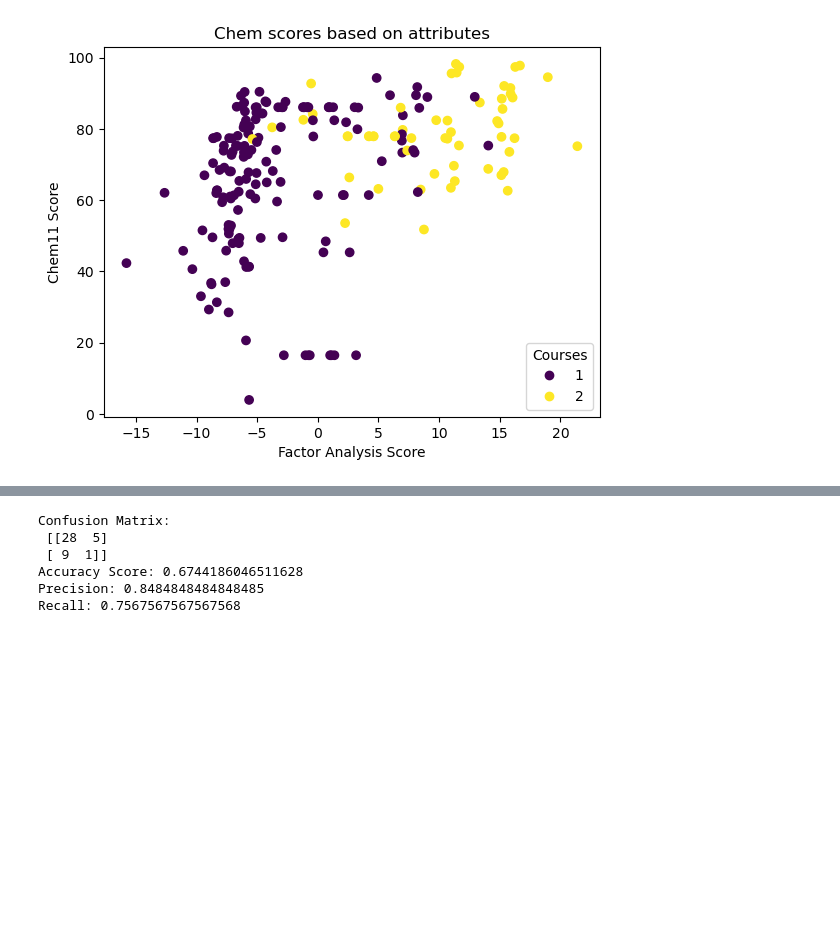
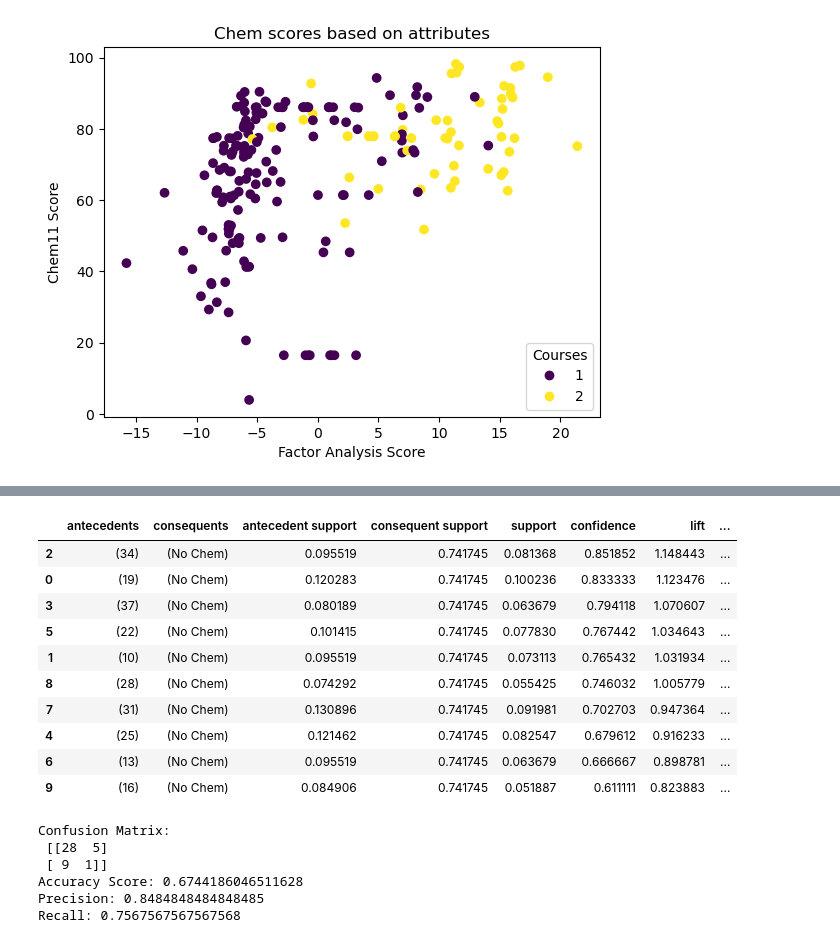
Before and after one commit to michaelzwartz/Science-Elective-Enrollment, a Jupyter notebook: Analysis.ipynb, the cells around one changed output, grey strips where cells are left out. Drawn from its saved outputs; the diff is of its cells as text; code cells hidden in the pictures; blank space fills up the shorter version.

Commit message:
Successfully implemented association rules

```diff
--- a/Analysis.ipynb
+++ b/Analysis.ipynb
@@ -119,3 +184,44 @@ new_df.head()
+# %%
+#asscociation rule mining for categorical data and Chem Grades
+from mlxtend.preprocessing import TransactionEncoder
+from mlxtend.frequent_patterns import apriori, fpmax, fpgrowth
+
+all_categories = ['ID', 'chem11', 'Counselor']
+
+#replace coded values with text (must be string for encoder to work) for each column
+df_rules = df[all_categories].set_index('ID')
+df_rules['chem11'] = df_rules['chem11'].replace({0: 'No Chem', 1: "Chem 1", 2: "Chem 1 Hon", 5: "Chem 1 Bi"})
+df_rules['Counselor'] = df_rules['Counselor'].astype(str)
+
+
+#convert df to list of lists
+list_rules = df_rules.values.tolist()
+
+te = TransactionEncoder()
+te_ary = te.fit(list_rules).transform(list_rules)
+df_rules2 = pd.DataFrame(te_ary, columns=te.columns_)
+
+#create df of most common occuring demographic info
+frequent_itemsets = fpgrowth(df_rules2, min_support=0.05, use_colnames=True)
+
+#create rules based on lift metric
+rules = association_rules(frequent_itemsets, metric="confidence", min_threshold=0.20)
+rules.sort_values(['lift'], ascending = False)
+
+#extract rules for Chem1
+#rules[rules["consequents"].apply(lambda x: 'Chem 1' in str(x))].sort_values(['lift'], ascending = False).head()
+# %% [output]
+|  | antecedents | consequents | antecedent support | consequent support | support | confidence | lift | ... |
+| 2 | (34) | (No Chem) | 0.095519 | 0.741745 | 0.081368 | 0.851852 | 1.148443 | ... |
+| 0 | (19) | (No Chem) | 0.120283 | 0.741745 | 0.100236 | 0.833333 | 1.123476 | ... |
+| 3 | (37) | (No Chem) | 0.080189 | 0.741745 | 0.063679 | 0.794118 | 1.070607 | ... |
+| 5 | (22) | (No Chem) | 0.101415 | 0.741745 | 0.077830 | 0.767442 | 1.034643 | ... |
+| 1 | (10) | (No Chem) | 0.095519 | 0.741745 | 0.073113 | 0.765432 | 1.031934 | ... |
+| 8 | (28) | (No Chem) | 0.074292 | 0.741745 | 0.055425 | 0.746032 | 1.005779 | ... |
+| 7 | (31) | (No Chem) | 0.130896 | 0.741745 | 0.091981 | 0.702703 | 0.947364 | ... |
+| 4 | (25) | (No Chem) | 0.121462 | 0.741745 | 0.082547 | 0.679612 | 0.916233 | ... |
+| 6 | (13) | (No Chem) | 0.095519 | 0.741745 | 0.063679 | 0.666667 | 0.898781 | ... |
+| 9 | (16) | (No Chem) | 0.084906 | 0.741745 | 0.051887 | 0.611111 | 0.823883 | ... |
 # %%
 # Import necessary modules
 from sklearn.neighbors import KNeighborsClassifier
```
Also changed, not shown: parts of 5 cells of this notebook.
